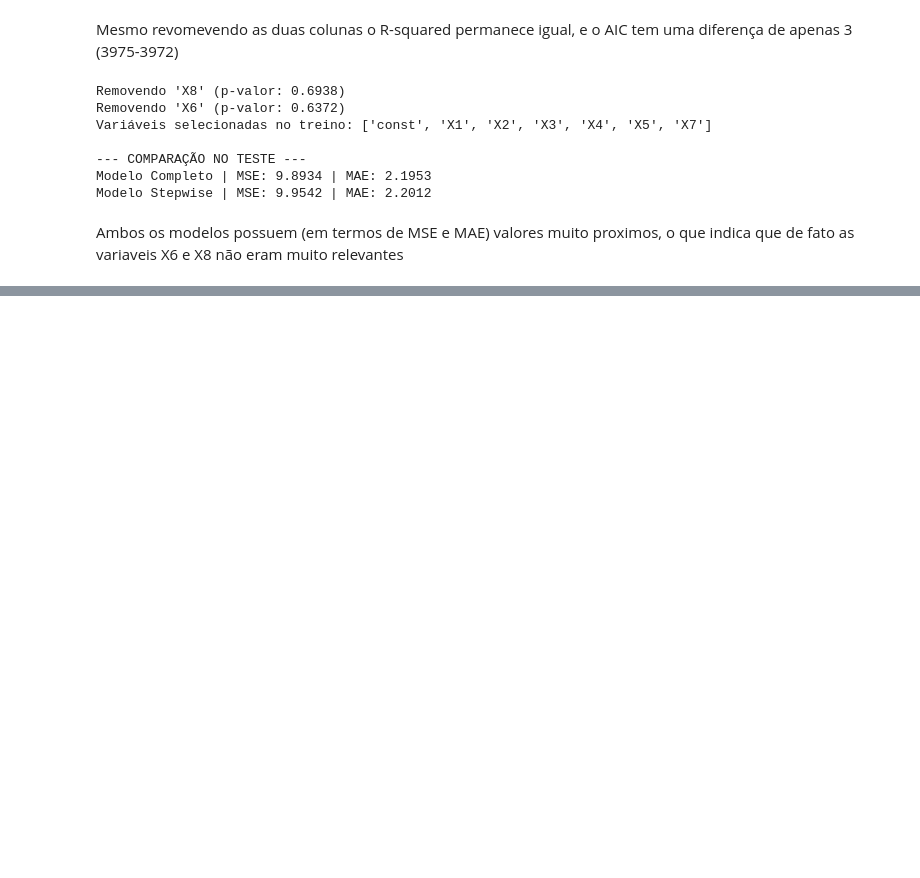
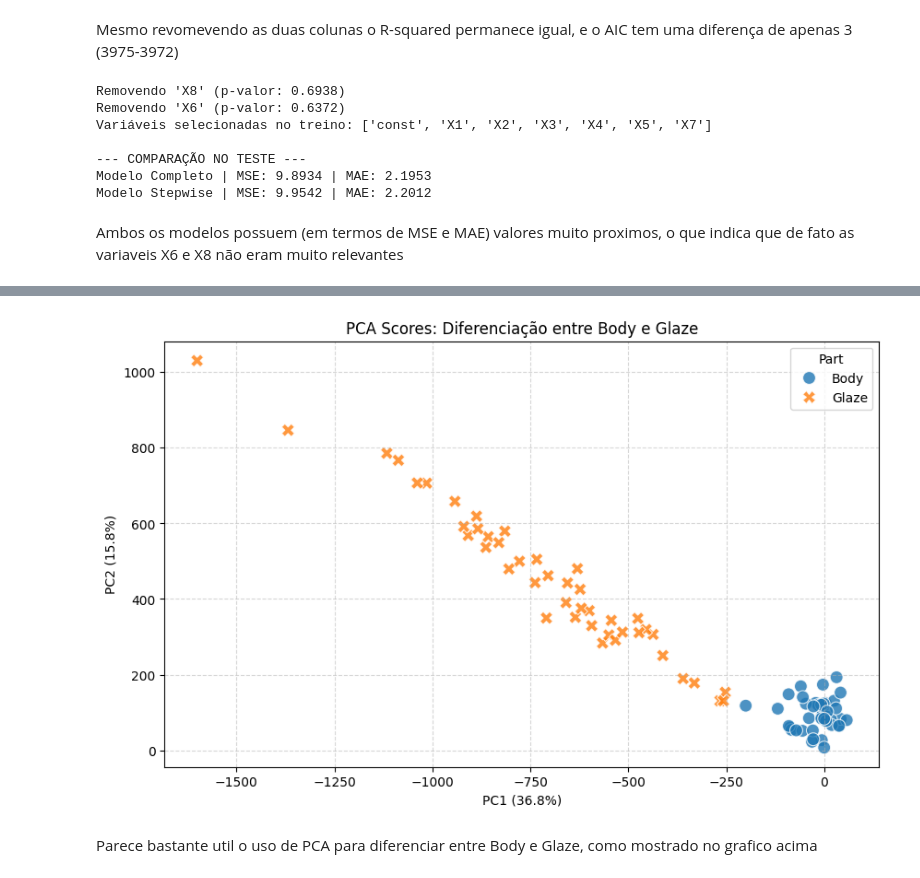
Before and after one commit to LouiseZN/T3_Multi_Variada, a Jupyter notebook: t2.ipynb, the cells around one changed output, grey strips where cells are left out. Drawn from its saved outputs; the diff is of its cells as text; code cells hidden in the pictures; blank space fills up the shorter version.

```diff
--- a/t2.ipynb
+++ b/t2.ipynb
@@ -307,0 +584,30 @@ Ambos os modelos possuem (em termos de MSE e MAE) valores muito proximos, o que
+# %%
+# c)
+import seaborn as sns
+
+scores = pca.transform(df)
+
+df_scores = pd.DataFrame(scores, columns=[f"PC{i+1}" for i in range(scores.shape[1])])
+df_scores["Part"] = df_completo["Part"].values
+
+plt.figure(figsize=(10, 6))
+
+sns.scatterplot(
+    data=df_scores,
+    x="PC1",
+    y="PC2",
+    hue="Part",       # As cores diferenciarão Body vs Glaze
+    style="Part",     # (Opcional) Muda o formato da bolinha também
+    s=100,            # Tamanho da bolinha
+    alpha=0.8         # Transparência
+)
+
+plt.title("PCA Scores: Diferenciação entre Body e Glaze")
+plt.xlabel(f"PC1 ({pca.explained_variance_ratio_[0]*100:.1f}%)")
+plt.ylabel(f"PC2 ({pca.explained_variance_ratio_[1]*100:.1f}%)")
+plt.grid(True, linestyle='--', alpha=0.5)
+plt.show()
+# %% [output]
+[figure, added]
+# %% [markdown]
+Parece bastante util o uso de PCA para diferenciar entre Body e Glaze, como mostrado no grafico acima
```
Also changed, not shown: parts of 17 cells of this notebook, 1 other file.
